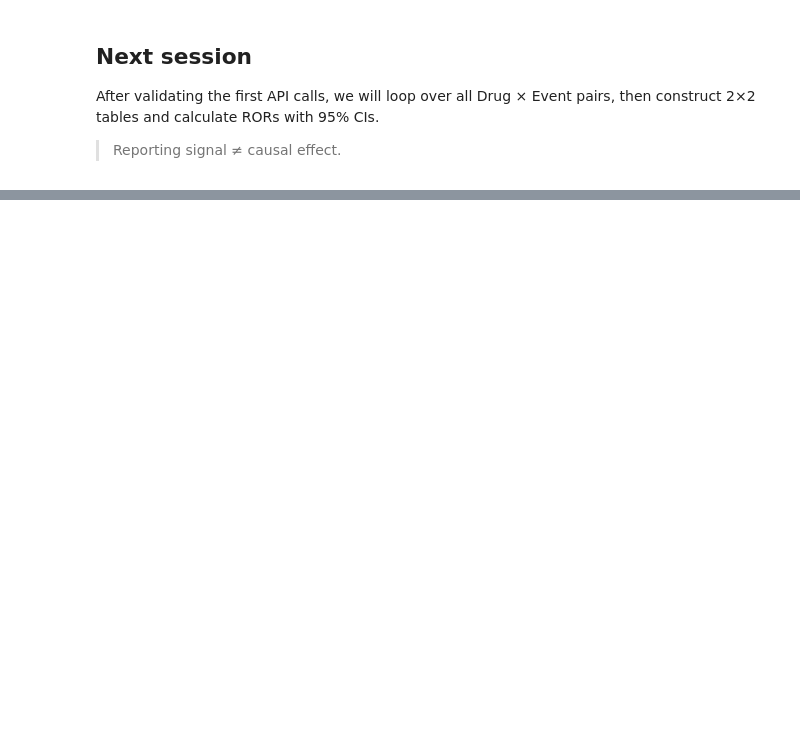
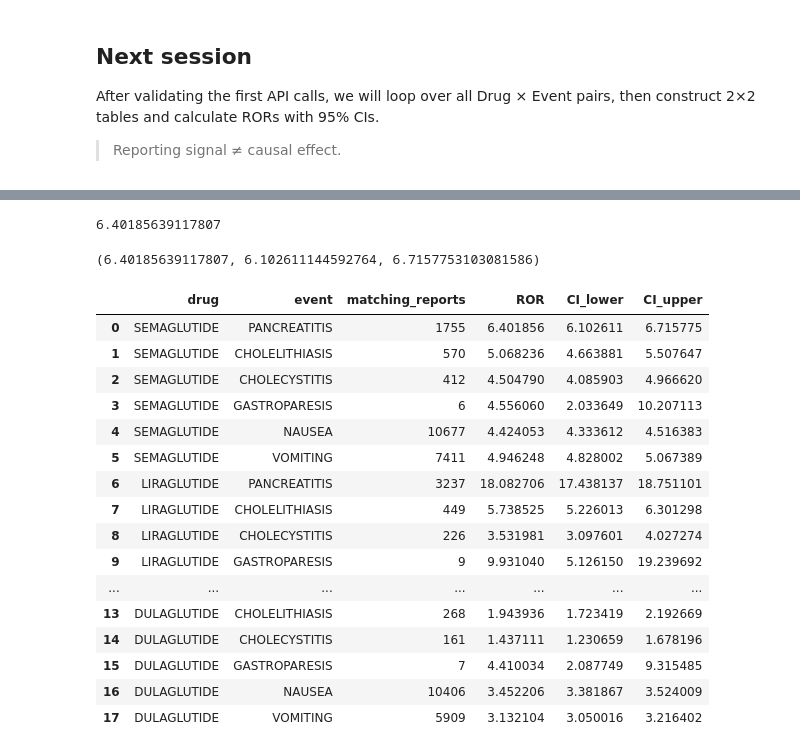
Before and after one commit to Majed-MD-AI/GLP1-Real-World-Drug-Safety, a Jupyter notebook: 01_openfda_data.ipynb, the cells around one changed output, grey strips where cells are left out. Drawn from its saved outputs; the diff is of its cells as text; code cells hidden in the pictures; blank space fills up the shorter version.

```diff
--- a/01_openfda_data.ipynb
+++ b/01_openfda_data.ipynb
@@ -44,0 +142,80 @@ After validating the first API calls, we will loop over all Drug × Event pairs,
+# %%
+ror = (a * d) / (b * c)
+ror
+# %% [output]
+6.40185639117807
+# %%
+import math
+
+se_log_ror = math.sqrt(
+    (1 / a) +
+    (1 / b) +
+    (1 / c) +
+    (1 / d)
+)
+
+lower_ci = math.exp(math.log(ror) - 1.96 * se_log_ror)
+upper_ci = math.exp(math.log(ror) + 1.96 * se_log_ror)
+
+ror, lower_ci, upper_ci
+# %% [output]
+(6.40185639117807, 6.102611144592764, 6.7157753103081586)
+# %%
+def calculate_ror(row):
+    drug = row["drug"]
+    event = row["event"]
+
+    a = row["matching_reports"]
+    b = drug_totals[drug] - a
+    c = event_totals[event] - a
+    d = total_reports - a - b - c
+
+    ror = (a * d) / (b * c)
+
+    se_log_ror = math.sqrt(
+        (1 / a) +
+        (1 / b) +
+        (1 / c) +
+        (1 / d)
+    )
+
+    lower_ci = math.exp(math.log(ror) - 1.96 * se_log_ror)
+    upper_ci = math.exp(math.log(ror) + 1.96 * se_log_ror)
+
+    return pd.Series({
+        "ROR": ror,
+        "CI_lower": lower_ci,
+        "CI_upper": upper_ci
+    })
+# %%
+results = summary.copy()
+
+ror_stats = results.apply(
+    calculate_ror,
+    axis=1
+)
+
+results = pd.concat(
+    [results, ror_stats],
+    axis=1
+)
+
+results
+# %% [output]
+|  | drug | event | matching_reports | ROR | CI_lower | CI_upper |
+| 0 | SEMAGLUTIDE | PANCREATITIS | 1755 | 6.401856 | 6.102611 | 6.715775 |
+| 1 | SEMAGLUTIDE | CHOLELITHIASIS | 570 | 5.068236 | 4.663881 | 5.507647 |
+| 2 | SEMAGLUTIDE | CHOLECYSTITIS | 412 | 4.504790 | 4.085903 | 4.966620 |
+| 3 | SEMAGLUTIDE | GASTROPARESIS | 6 | 4.556060 | 2.033649 | 10.207113 |
+| 4 | SEMAGLUTIDE | NAUSEA | 10677 | 4.424053 | 4.333612 | 4.516383 |
+| 5 | SEMAGLUTIDE | VOMITING | 7411 | 4.946248 | 4.828002 | 5.067389 |
+| 6 | LIRAGLUTIDE | PANCREATITIS | 3237 | 18.082706 | 17.438137 | 18.751101 |
+| 7 | LIRAGLUTIDE | CHOLELITHIASIS | 449 | 5.738525 | 5.226013 | 6.301298 |
+| 8 | LIRAGLUTIDE | CHOLECYSTITIS | 226 | 3.531981 | 3.097601 | 4.027274 |
+| 9 | LIRAGLUTIDE | GASTROPARESIS | 9 | 9.931040 | 5.126150 | 19.239692 |
+| ... | ... | ... | ... | ... | ... | ... |
+| 13 | DULAGLUTIDE | CHOLELITHIASIS | 268 | 1.943936 | 1.723419 | 2.192669 |
+| 14 | DULAGLUTIDE | CHOLECYSTITIS | 161 | 1.437111 | 1.230659 | 1.678196 |
+| 15 | DULAGLUTIDE | GASTROPARESIS | 7 | 4.410034 | 2.087749 | 9.315485 |
+| 16 | DULAGLUTIDE | NAUSEA | 10406 | 3.452206 | 3.381867 | 3.524009 |
+| 17 | DULAGLUTIDE | VOMITING | 5909 | 3.132104 | 3.050016 | 3.216402 |
```
Also changed, not shown: parts of 9 cells of this notebook.
